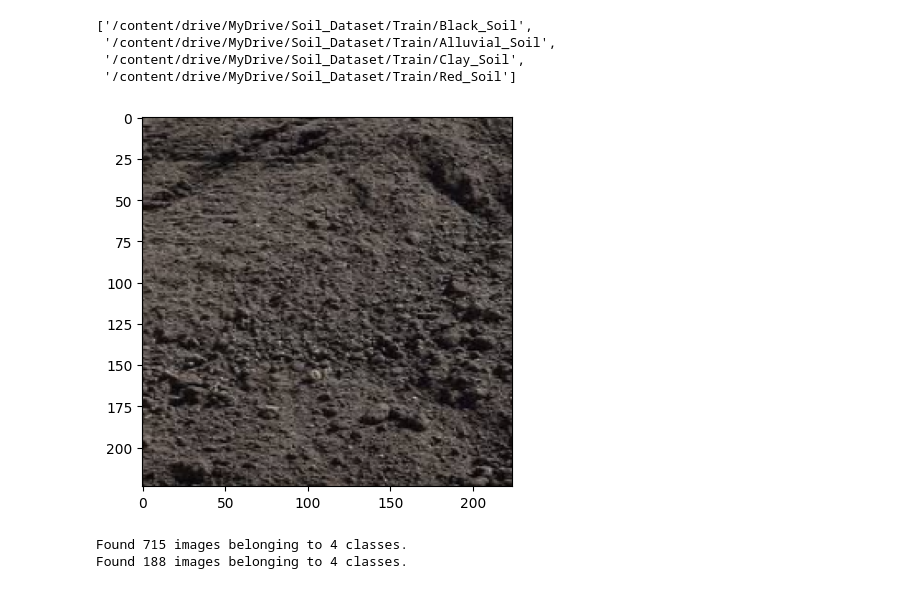
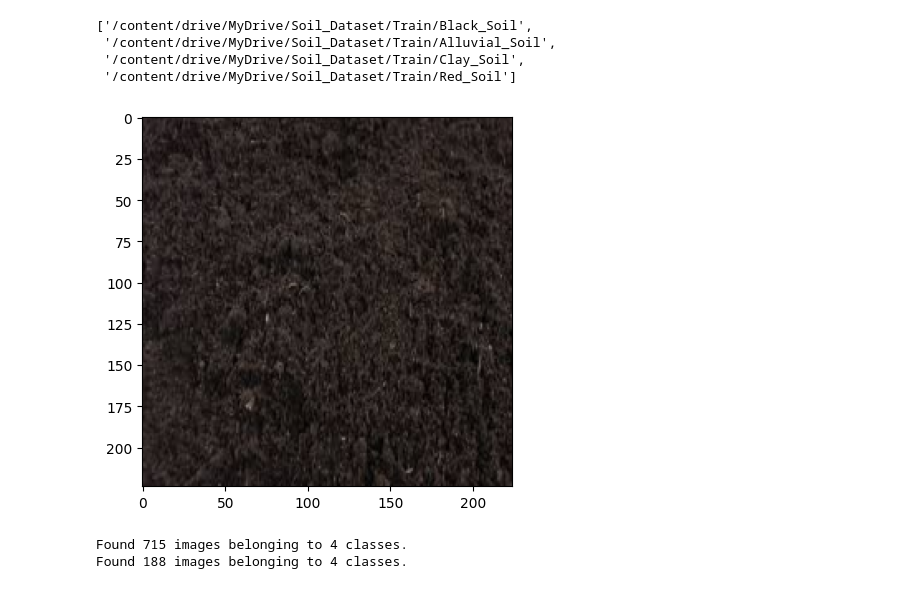
Before and after one commit to Saicharan39/Machine-Learning, a Jupyter notebook: soil_classification.ipynb, the cells around one changed output. Cells and saved outputs as stored; diff of their text form; code cells hidden in the pictures.

```diff
--- a/soil_classification.ipynb
+++ b/soil_classification.ipynb
@@ -121,9 +121,9 @@ def show_soil(path):
  plt.imshow(cv2.cvtColor(im_resized,cv2.COLOR_BGR2RGB))
  plt.show()
 # %%
-show_soil('/content/drive/MyDrive/Soil_Dataset/Test/Black_Soil/Black_10.jpg')
+show_soil('/content/drive/MyDrive/Soil_Dataset/Test/Black_Soil/Black_5.jpg')
 # %% [output]
-[figure, old version]
+[figure, new version]
 # %%
 trainGen=ImageDataGenerator(rescale=1./255,shear_range=0.2,horizontal_flip=True,zoom_range=0.2)
 testGen=ImageDataGenerator(rescale=1./255)
```
Also changed, not shown: parts of 16 cells of this notebook.
